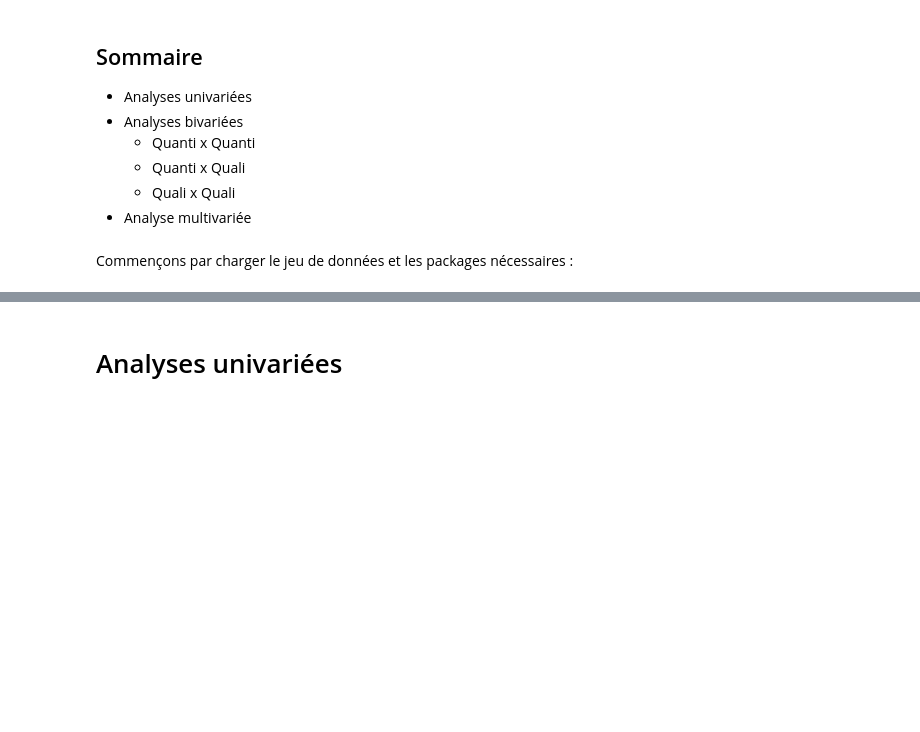
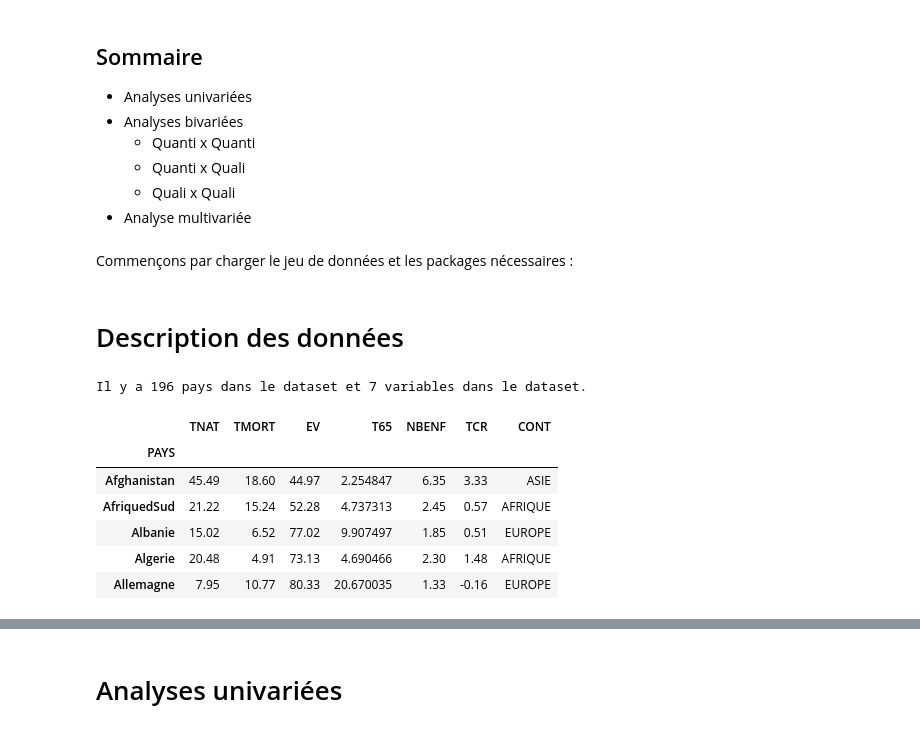
Before and after one commit to cmnemoi/Projet_Data_Exploration, a Jupyter notebook: Projet_Data_Exploration.ipynb, the cells around one changed output, grey strips where cells are left out. Cells and saved outputs as stored; diff of their text form; code cells hidden in the pictures; blank space fills up the shorter version.

```diff
--- a/Projet_Data_Exploration.ipynb
+++ b/Projet_Data_Exploration.ipynb
@@ -24,0 +35,16 @@ dataset = pd.read_csv()
+# %% [markdown]
+# Description des données
+# %%
+print("Il y a", dataset.shape[0], "pays dans le dataset et", dataset.shape[1], "variables dans le dataset.")
+# %% [output]
+Il y a 196 pays dans le dataset et 7 variables dans le dataset.
+# %%
+dataset.head()
+# %% [output]
+|  | TNAT | TMORT | EV | T65 | NBENF | TCR | CONT |
+| PAYS |  |  |  |  |  |  |  |
+| Afghanistan | 45.49 | 18.60 | 44.97 | 2.254847 | 6.35 | 3.33 | ASIE |
+| AfriquedSud | 21.22 | 15.24 | 52.28 | 4.737313 | 2.45 | 0.57 | AFRIQUE |
+| Albanie | 15.02 | 6.52 | 77.02 | 9.907497 | 1.85 | 0.51 | EUROPE |
+| Algerie | 20.48 | 4.91 | 73.13 | 4.690466 | 2.30 | 1.48 | AFRIQUE |
+| Allemagne | 7.95 | 10.77 | 80.33 | 20.670035 | 1.33 | -0.16 | EUROPE |
```
Also changed, not shown: parts of 11 cells of this notebook.
